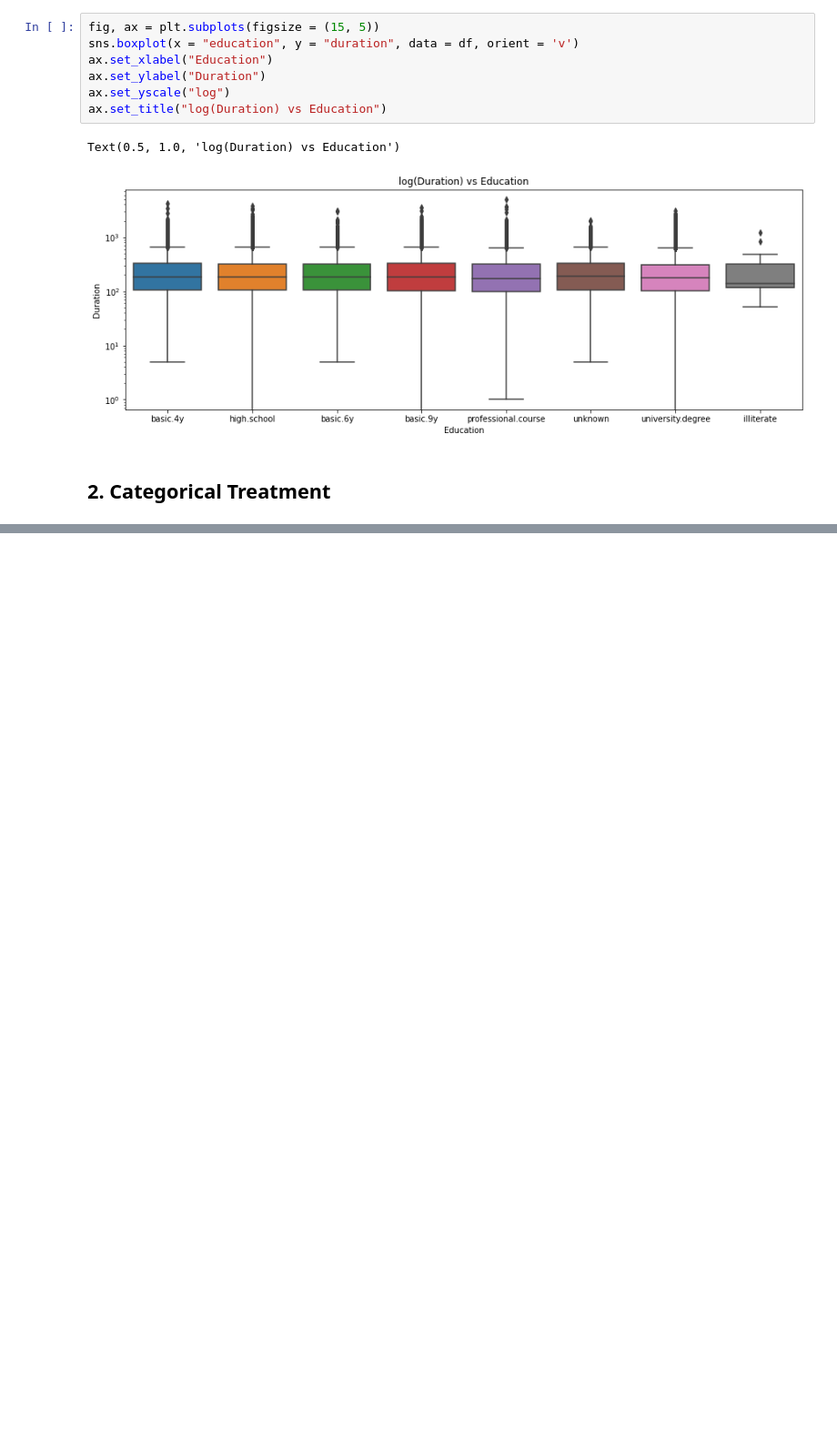
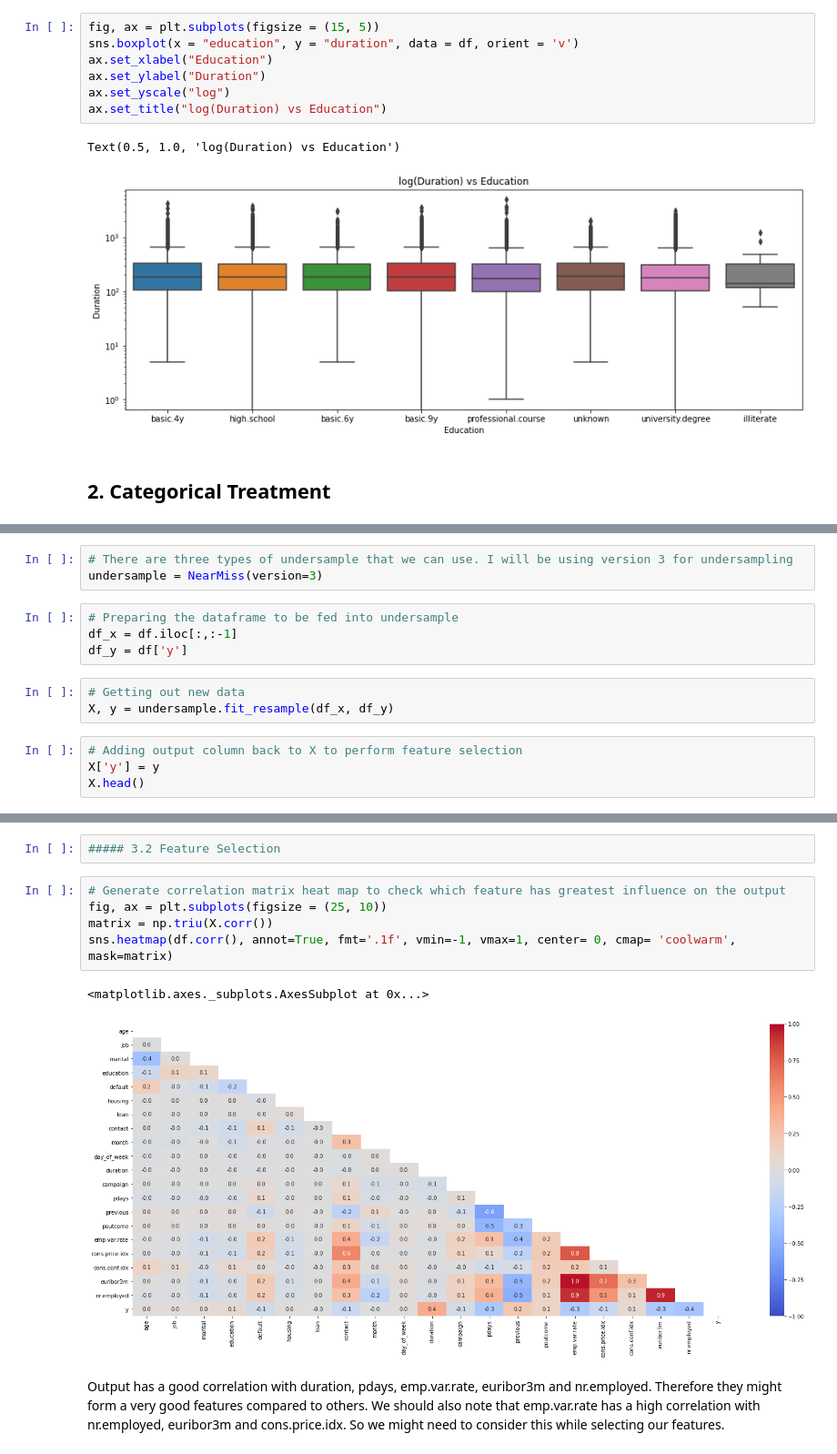
Before and after one commit to kaushik-holla/Bank-Marketing, a Jupyter notebook: Bank Marketing Analysis and Modeling.ipynb, the cells around one changed output, grey strips where cells are left out. Shown: that part at 91% size. Cells and saved outputs as stored; diff of their text form; blank space fills up the shorter version.

```diff
--- a/Bank Marketing Analysis and Modeling.ipynb
+++ b/Bank Marketing Analysis and Modeling.ipynb
@@ -340,0 +411,14 @@ Text(0.5, 1.0, 'log(Duration) vs Education')
+# %%
+# There are three types of undersample that we can use. I will be using version 3 for undersampling
+undersample = NearMiss(version=3)
+# %%
+# Preparing the dataframe to be fed into undersample
+df_x = df.iloc[:,:-1]
+df_y = df['y']
+# %%
+# Getting out new data
+X, y = undersample.fit_resample(df_x, df_y)
+# %%
+# Adding output column back to X to perform feature selection
+X['y'] = y
+X.head()
@@ -340,0 +432,13 @@ Text(0.5, 1.0, 'log(Duration) vs Education')
+# %%
+##### 3.2 Feature Selection
+# %%
+# Generate correlation matrix heat map to check which feature has greatest influence on the output
+fig, ax = plt.subplots(figsize = (25, 10))
+matrix = np.triu(X.corr())
+sns.heatmap(df.corr(), annot=True, fmt='.1f', vmin=-1, vmax=1, center= 0, cmap= 'coolwarm', mask=matrix)
+# %% [output]
+<matplotlib.axes._subplots.AxesSubplot at 0x...>
+[figure, added]
+# %% [markdown]
+Output has a good correlation with duration, pdays, emp.var.rate, euribor3m and nr.employed. Therefore they might form a very good features compared to others.
+We should also note that emp.var.rate has a high correlation with nr.employed, euribor3m and cons.price.idx. So we might need to consider this while selecting our features.
```
Also changed, not shown: parts of 33 cells of this notebook.
